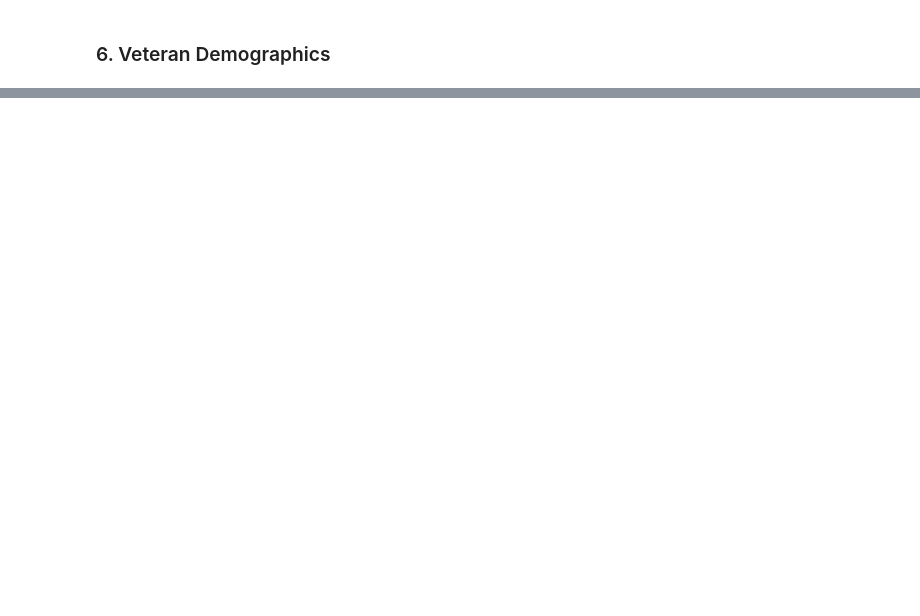
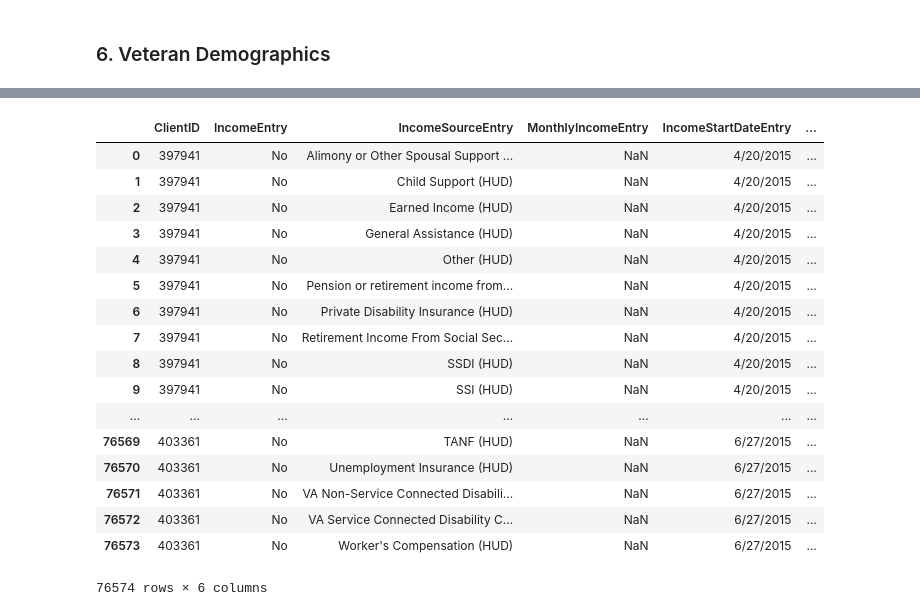
Before and after one commit to datasci611/bios611-projects-fall-2019-jennprk, a Jupyter notebook: project_3/scripts/DataWrangling.ipynb, the cells around one changed output, grey strips where cells are left out. Saved outputs shown, nothing was run; the diff lists cells and outputs as text; code cells hidden in the pictures; blank space fills up the shorter version.

```diff
--- a/project_3/scripts/DataWrangling.ipynb
+++ b/project_3/scripts/DataWrangling.ipynb
@@ -215,0 +184,8 @@ Name: Veteran, dtype: int64
+# %%
+incomeEntry = pd.read_csv("/Users/jieun/github_updated/bios611-projects-fall-2019-jennprk/project_3/data/INCOME_ENTRY_191102.tsv", sep='\t')
+# %%
+# Check the original column names and change to neater version
+for col in incomeEntry.columns:
+    print(col)
+
+incomeEntry.columns = ['provider','EUID','CUID', 'ClientID','IncomeEntry','IncomeSourceEntry','MonthlyIncomeEntry','IncomeStartDateEntry','IncomeEndDateEntry','recordsetID','ProviderID','dateadded']
@@ -215,0 +205,24 @@ Name: Veteran, dtype: int64
+# %%
+# Filter the variables of interest
+incomeEntry2 = incomeEntry[['ClientID','IncomeEntry','IncomeSourceEntry','MonthlyIncomeEntry','IncomeStartDateEntry', 'IncomeEndDateEntry']]
+# %%
+incomeEntry2
+# %% [output]
+|  | ClientID | IncomeEntry | IncomeSourceEntry | MonthlyIncomeEntry | IncomeStartDateEntry | ... |
+| 0 | 397941 | No | Alimony or Other Spousal Support ... | NaN | 4/20/2015 | ... |
+| 1 | 397941 | No | Child Support (HUD) | NaN | 4/20/2015 | ... |
+| 2 | 397941 | No | Earned Income (HUD) | NaN | 4/20/2015 | ... |
+| 3 | 397941 | No | General Assistance (HUD) | NaN | 4/20/2015 | ... |
+| 4 | 397941 | No | Other (HUD) | NaN | 4/20/2015 | ... |
+| 5 | 397941 | No | Pension or retirement income from... | NaN | 4/20/2015 | ... |
+| 6 | 397941 | No | Private Disability Insurance (HUD) | NaN | 4/20/2015 | ... |
+| 7 | 397941 | No | Retirement Income From Social Sec... | NaN | 4/20/2015 | ... |
+| 8 | 397941 | No | SSDI (HUD) | NaN | 4/20/2015 | ... |
+| 9 | 397941 | No | SSI (HUD) | NaN | 4/20/2015 | ... |
+| ... | ... | ... | ... | ... | ... | ... |
+| 76569 | 403361 | No | TANF (HUD) | NaN | 6/27/2015 | ... |
+| 76570 | 403361 | No | Unemployment Insurance (HUD) | NaN | 6/27/2015 | ... |
+| 76571 | 403361 | No | VA Non-Service Connected Disabili... | NaN | 6/27/2015 | ... |
+| 76572 | 403361 | No | VA Service Connected Disability C... | NaN | 6/27/2015 | ... |
+| 76573 | 403361 | No | Worker's Compensation (HUD) | NaN | 6/27/2015 | ... |
+76574 rows × 6 columns
```
Also changed, not shown: parts of 39 cells of this notebook, 2 other files.
